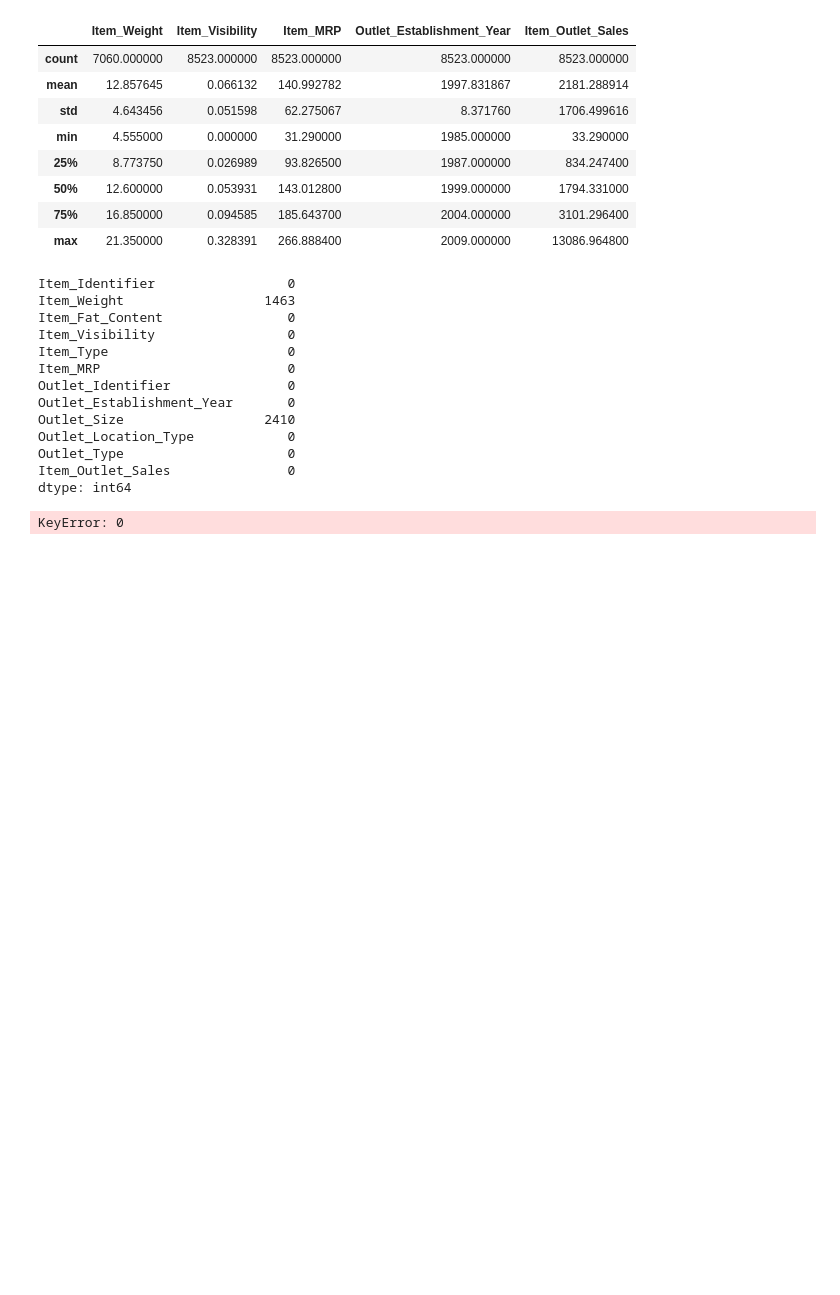
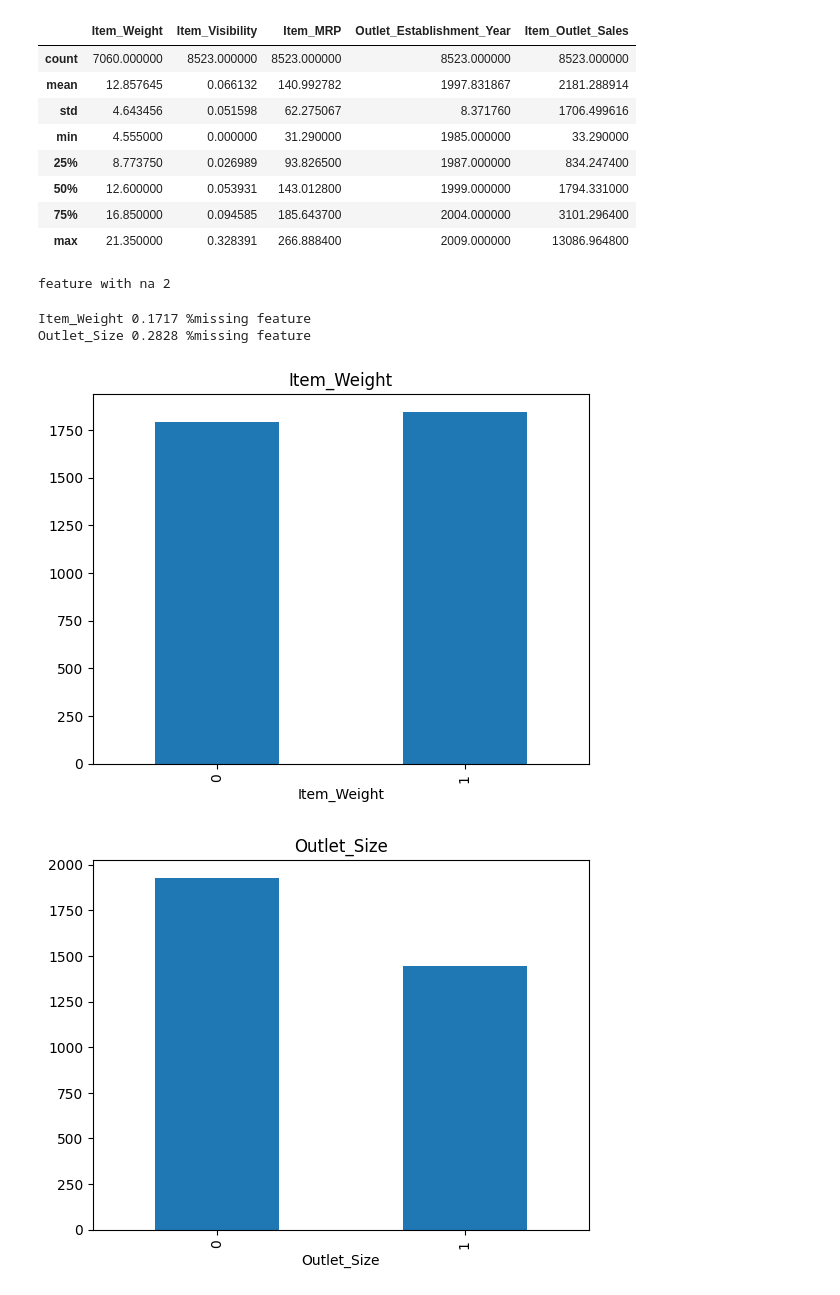
Before and after one commit to MichaelOdons/End-to-End-ML-Project, a Jupyter notebook: research/experiment.ipynb, the cells around one changed output. Saved outputs shown, nothing was run; the diff lists cells and outputs as text; code cells hidden in the pictures; blank space fills up the shorter version.

```diff
--- a/research/experiment.ipynb
+++ b/research/experiment.ipynb
@@ -47,36 +51,29 @@ stores.describe()
 | 50% | 12.600000 | 0.053931 | 143.012800 | 1999.000000 | 1794.331000 |
 | 75% | 16.850000 | 0.094585 | 185.643700 | 2004.000000 | 3101.296400 |
 | max | 21.350000 | 0.328391 | 266.888400 | 2009.000000 | 13086.964800 |
-# %%
-stores_with_na = stores.isnull().sum()
-stores_with_na
-# %% [output]
-Item_Identifier                 0
-Item_Weight                  1463
-Item_Fat_Content                0
-Item_Visibility                 0
-Item_Type                       0
-Item_MRP                        0
-Outlet_Identifier               0
-Outlet_Establishment_Year       0
-Outlet_Size                  2410
-Outlet_Location_Type            0
-Outlet_Type                     0
-Item_Outlet_Sales               0
-dtype: int64
-# %%
-import numpy as np
-import matplotlib.pyplot as plt
-
-for feature in stores_with_na:
-    # Create a binary indicator for missing values
-    stores[feature] = np.where(stores[feature].isnull(), 1, 0)
-
-    # Group by the feature and plot the median of 'Item_Outlet_Sales'
-    stores.groupby(feature)['Item_Outlet_Sales'].median().plot.bar()
-
-    # Set the title and show the plot
-    plt.title(f'Missing values in {feature} vs. Item_Outlet_Sales')
-    plt.show()
-# %% [output]
-KeyError: 0
+# %%
+### check the missing value
+features_with_na=[feature for feature in stores.columns if stores[feature].isnull().sum()>1]
+print('feature with na {}'.format(len(features_with_na)))
+# %% [output]
+feature with na 2
+# %%
+for feature in features_with_na:
+    print(feature, np.round(stores[feature].isnull().mean(), 4), '%missing feature' )
+# %% [output]
+Item_Weight 0.1717 %missing feature
+Outlet_Size 0.2828 %missing feature
+# %%
+for feature in features_with_na:
+    data = stores.copy()
+
+    #lets make a variable that indicate 1 if the observation was missing and 0 if otherwise
+    data[feature] = np.where(stores[feature].isnull(), 1, 0)
+
+     # lets calculate the mean Item_Outlet_Sales where the information is missing or present
+    data.groupby(feature)['Item_Outlet_Sales'].median().plot.bar()
+    plt.title(feature)
+    plt.show()
+# %% [output]
+[figure, added]
+[figure, added]
```
Also changed, not shown: parts of 2 cells of this notebook, 1 other file.
